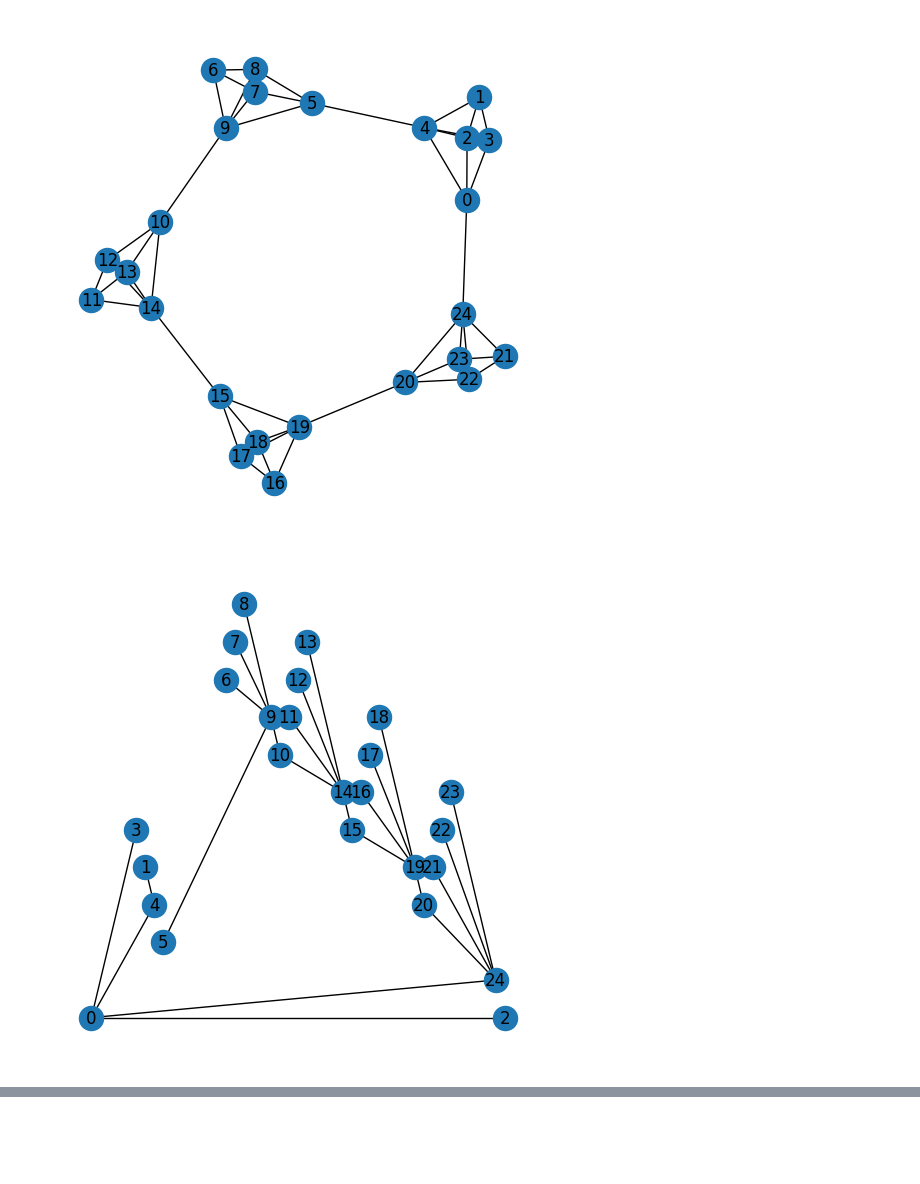
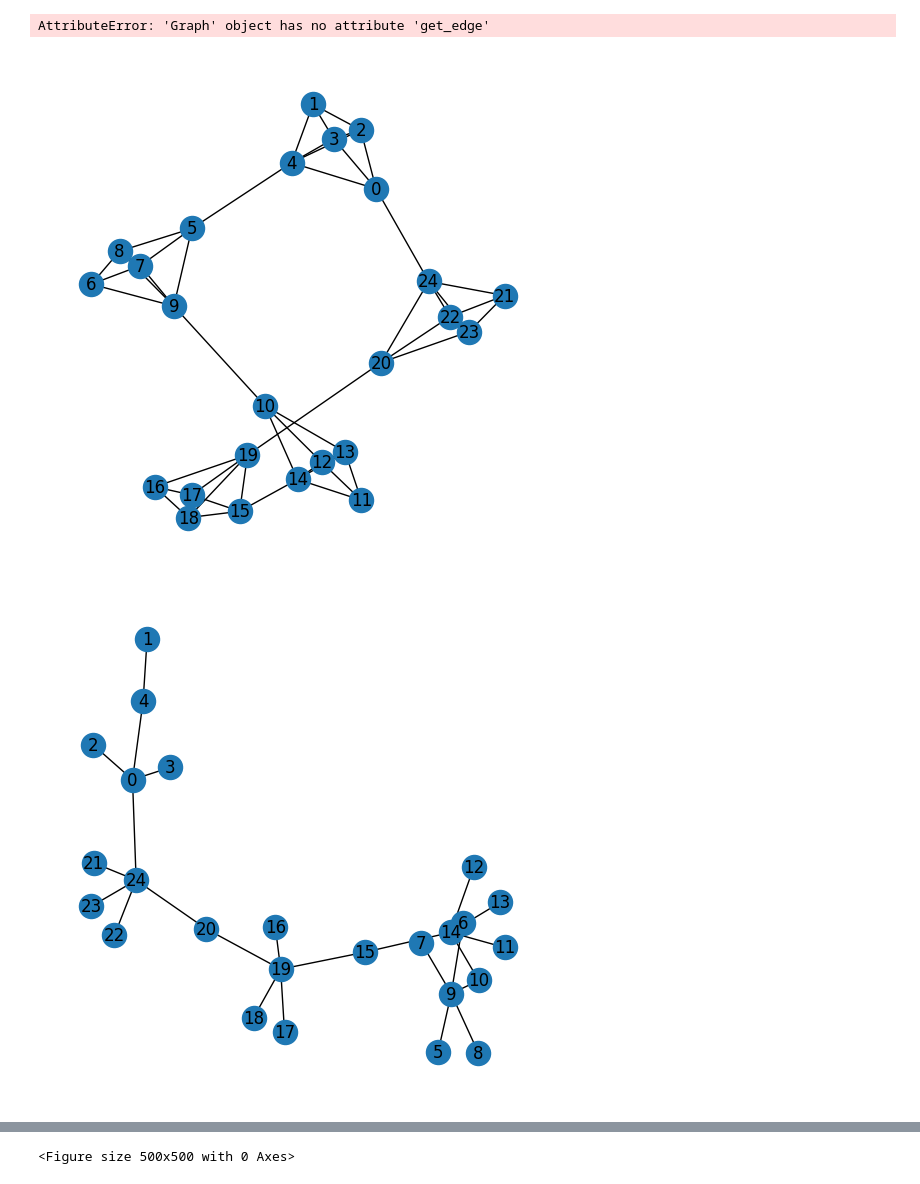
Before and after one commit to sc21jr-fouritchhorse/comp2721Aug, a Jupyter notebook: COMP2721Rev030823.ipynb, the cells around one changed output, grey strips where cells are left out. Cells and saved outputs as stored; diff of their text form; code cells hidden in the pictures; blank space fills up the shorter version.

Commit message:
add a pretty tps visualisation and start on MST algs. May start just outputting as console programs from now on

```diff
--- a/COMP2721Rev030823.ipynb
+++ b/COMP2721Rev030823.ipynb
@@ -93,7 +65,26 @@ def jrcs_tps_visit(v, G, visited, stack, _sigma, ind_last_found):
 #graph where all rates are rational numbers
 #larger than 0
 def jrcs_prim(G):
+  pri_queue = list(G.edges)
+  heapq.heapify(pri_queue)
+  visited = []
+
+  s = random.choice(list(G.nodes))
+
   T = nx.Graph()
+  T.add_node(s)
+  visited.append(s)
+
+  while len(pri_queue) > 0:
+    u = visited[-1]
+    for v in G.adj[u]:
+      if v in visited:
+        continue
+      for e in G.edges[u, v]:
+        heapq.heappop(pri_queue, e)
+        T.add_edge(e)
+        visited.append[v]
+
   return T
 # %%
 #input G has to be an undirected, weighted
@@ -105,33 +96,55 @@ def jrcs_kruskal(G):
     weight_list = sorted(list(G.edges), key= lambda edge : edge[2])
 
     return T
+# %%
+def gen_MST_test():
+    edge_weights = {}
+    G = nx.random_geometric_graph(8, 5)
+    for e in G.edges:
+        edge_weights[e] = random.randrange(1, 100)
+    nx.set_edge_attributes(G, values=edge_weights, name="weight")
+    return G
 # %%
 example = nx.connected_caveman_graph(5, 5)
 my_fig0 = plt.figure(figsize=(5,5))
 nx.draw(example, with_labels=True)
 
+#test searches
 my_fig1 = plt.figure(figsize=(5,5))
-nx.draw_planar(jrcs_bfs(example), with_labels=True)
+nx.draw_spring(jrcs_bfs(example), with_labels=True)
 print()
 my_fig2 = plt.figure(figsize=(5, 5))
-nx.draw_planar(jrcs_dfs_simplified(example), with_labels=True)
+nx.draw_spring(jrcs_dfs_simplified(example), with_labels=True)
+print()
+
+
+example = gen_MST_test()
+my_fig3 = plt.figure(figsize=(5,5))
+pos = nx.spring_layout(example)
+nx.draw(example, pos=pos)
+nx.draw_networkx_edge_labels(example, pos, \
+                             edge_labels=nx.get_edge_attributes(example, "weight"))
+#Test MST algs
+my_fig4 = plt.figure(figsize=(5,5))
+nx.draw_spring(jrcs_prim(example))
 # %% [output]
 [0]
 [2, 3, 4, 24]
 [2, 3, 4, 20, 21, 22, 23]
 [2, 3, 4, 20, 21, 22]
 [2, 3, 4, 20, 21]
 [2, 3, 4, 20]
 [2, 3, 4, 19]
 [2, 3, 4, 15, 16, 17, 18]
 [2, 3, 4, 15, 16, 17]
 [2, 3, 4, 15, 16]
 [2, 3, 4, 15]
 [2, 3, 4, 14]
 ... (15 lines left out)
 
 
 DFS ordering
 24, 20, 22, 21, 23, 19, 15, 17, 16, 18, 14, 10, 12, 11, 13, 9, 5, 7, 6, 8, 4, 0, 2, 1, 3, 24
+AttributeError: 'Graph' object has no attribute 'get_edge'
-[figure, old version]
+[figure, new version]
-[figure, old version]
+[figure, new version]
@@ -138,0 +153 @@ DFS ordering
+<Figure size 500x500 with 0 Axes>
```
Also changed, not shown: parts of 5 cells of this notebook, 1 other file.
